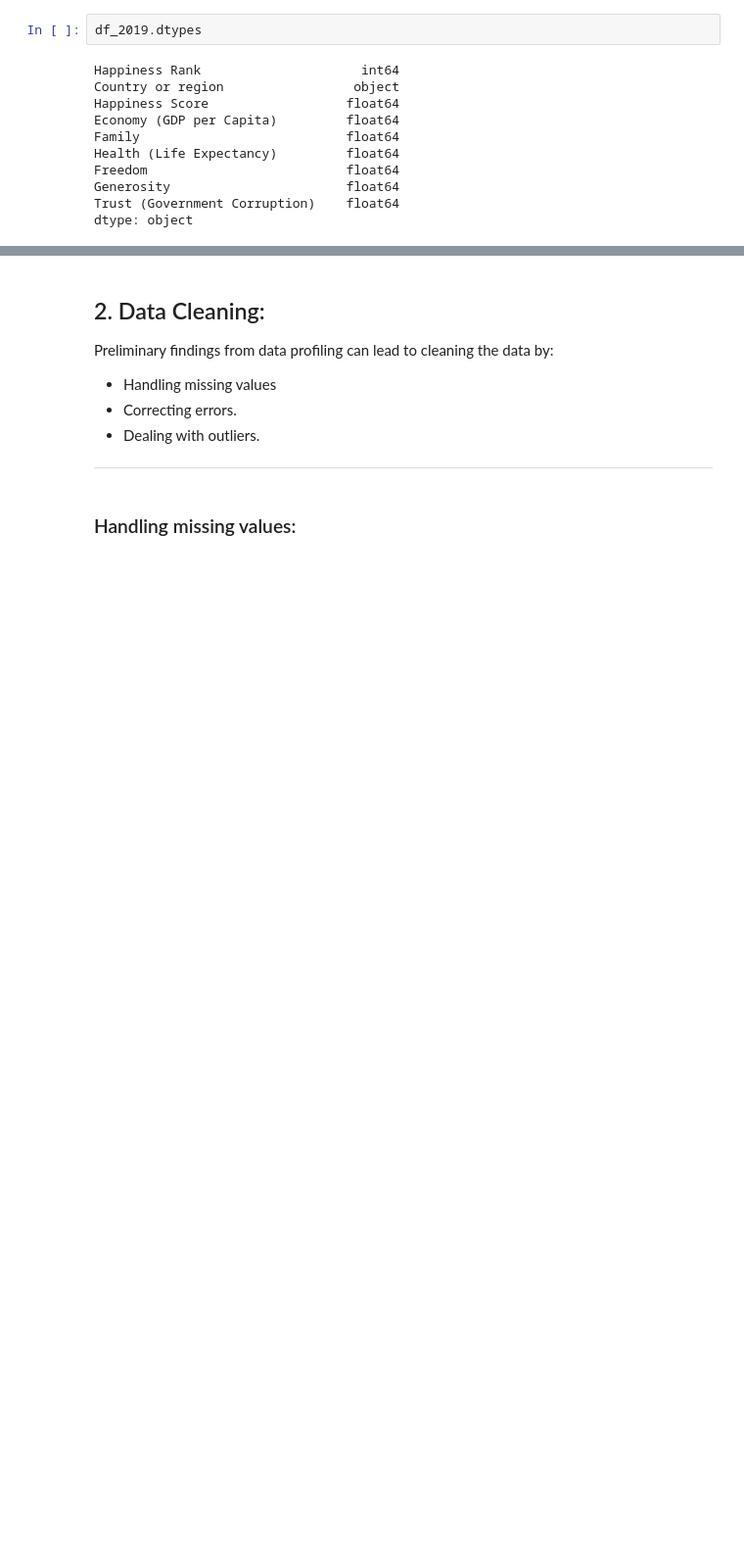
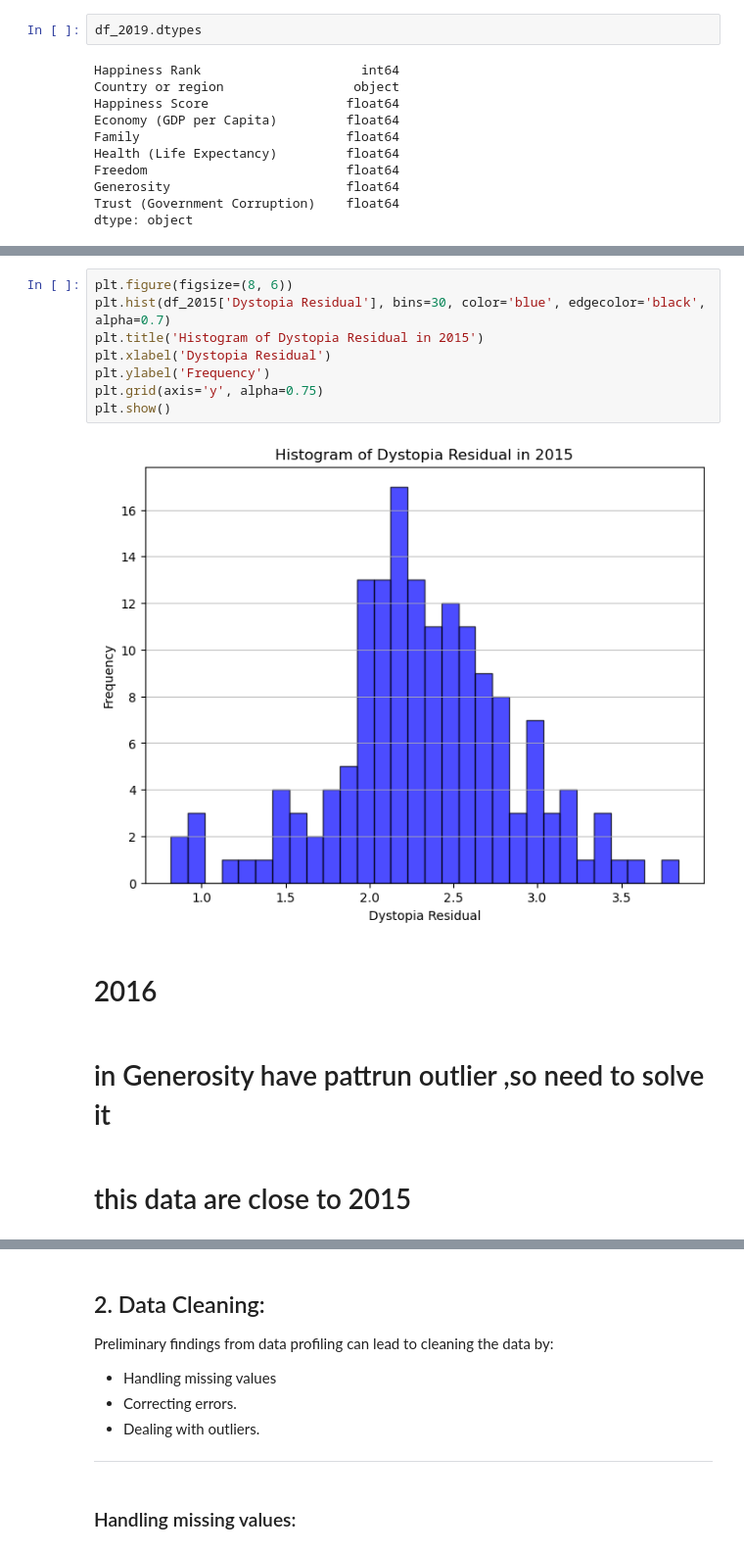
Before and after one commit to Lama18/Usecase-2, a Jupyter notebook: lamaAbeshri_EDA explain template.ipynb, the cells around one changed output, grey strips where cells are left out. Shown at 98% size. Cells and saved outputs as stored; diff of their text form; blank space fills up the shorter version.

```diff
--- a/lamaAbeshri_EDA explain template.ipynb
+++ b/lamaAbeshri_EDA explain template.ipynb
@@ -913,0 +963,16 @@ We use 3 common visualization methods:
+# %%
+plt.figure(figsize=(8, 6))
+plt.hist(df_2015['Dystopia Residual'], bins=30, color='blue', edgecolor='black', alpha=0.7)
+plt.title('Histogram of Dystopia Residual in 2015')
+plt.xlabel('Dystopia Residual')
+plt.ylabel('Frequency')
+plt.grid(axis='y', alpha=0.75)
+plt.show()
+# %% [output]
+[figure, added]
+# %% [markdown]
+# 2016
+# %% [markdown]
+# in Generosity have pattrun outlier   ,so need to solve it
+# %% [markdown]
+# this data are close to 2015
```
Also changed, not shown: parts of 88 cells of this notebook.
